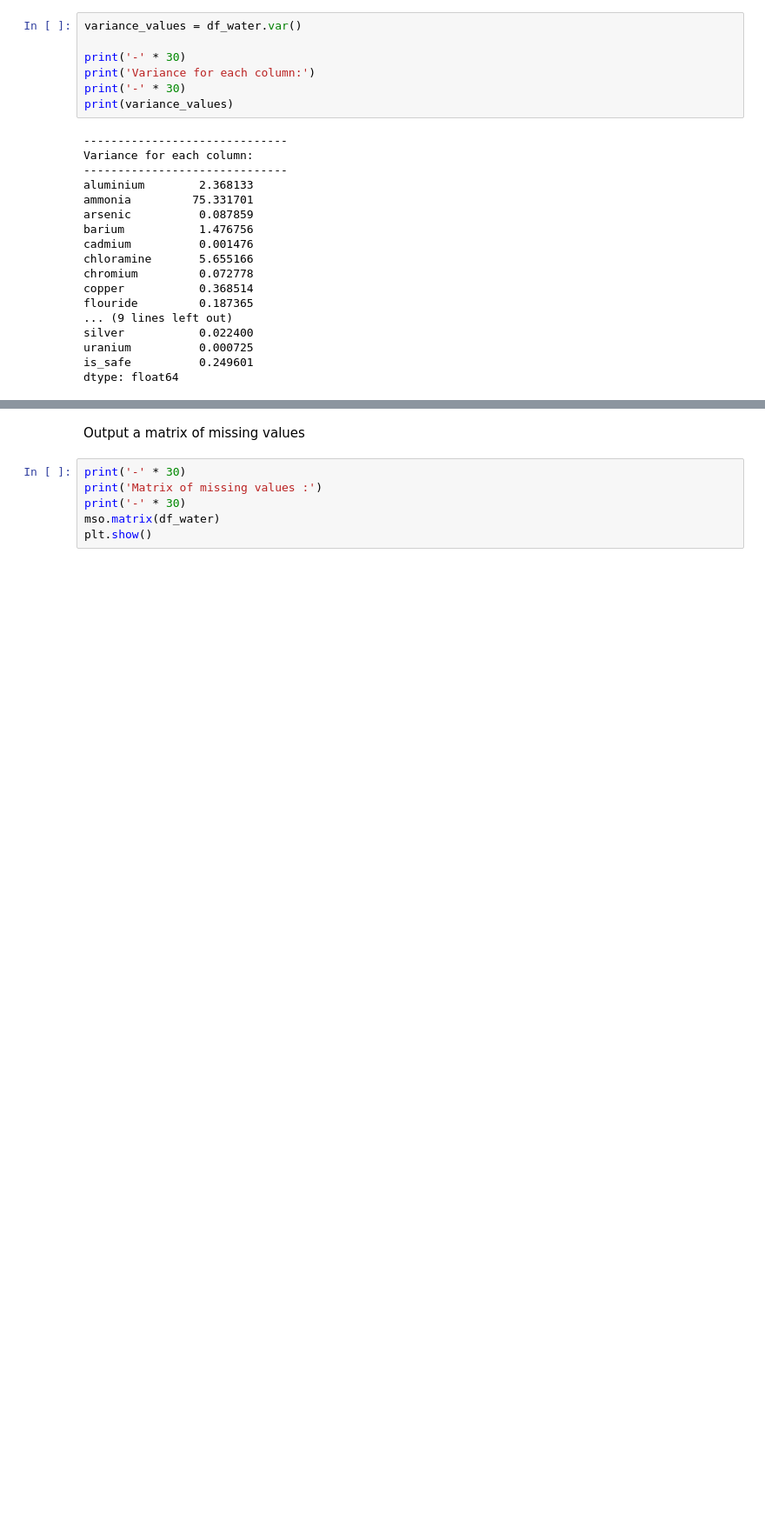
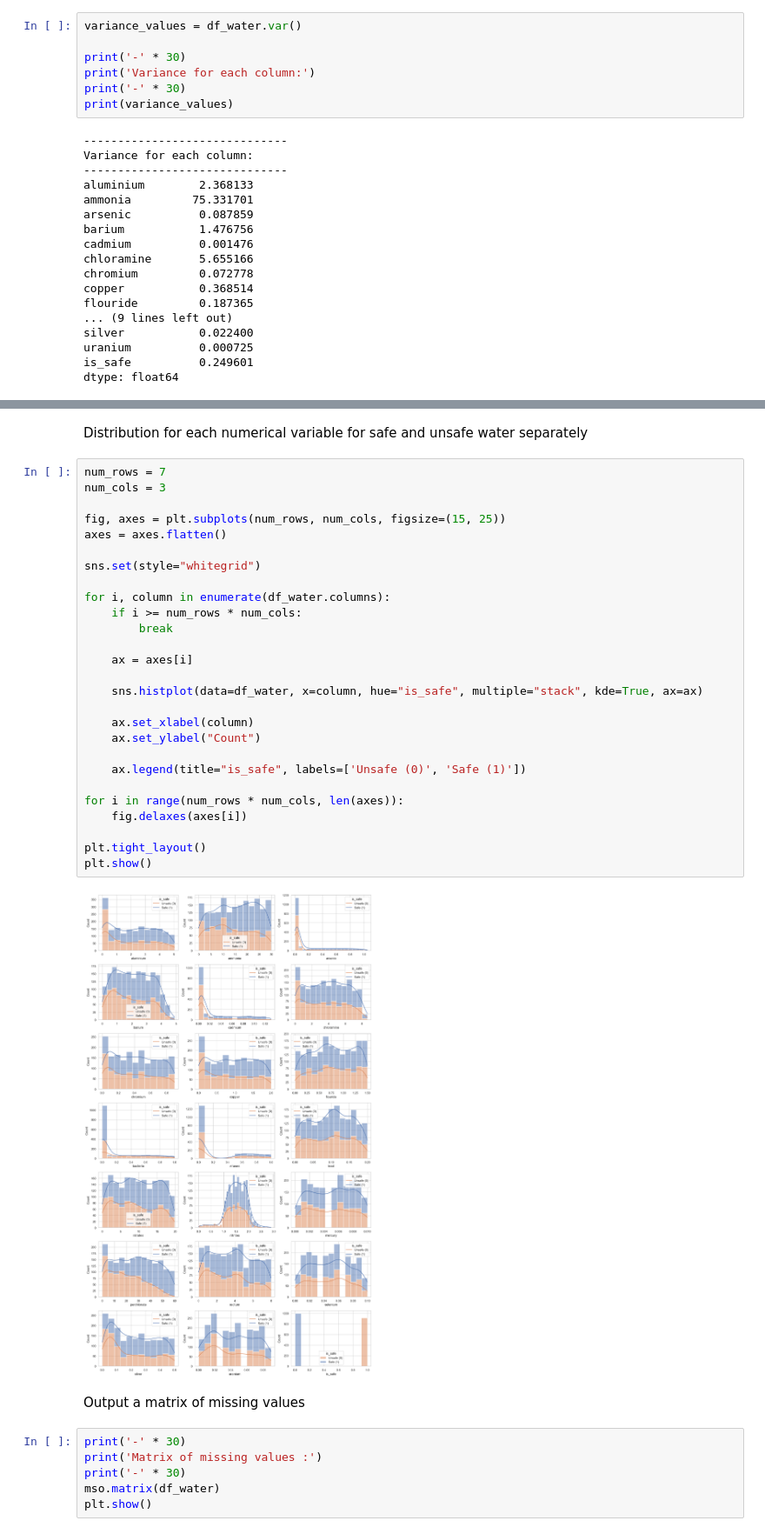
Before and after one commit to Zarathustra4/ML-Essence, a Jupyter notebook: kaggle_sets/data_analisys/water-analisys.ipynb, the cells around one changed output, grey strips where cells are left out. Shown at 87% size. Saved outputs shown, nothing was run; the diff lists cells and outputs as text; blank space fills up the shorter version.

Commit message:
Distribution for safe and unsafe water
Added distribution for each numerical variable for safe and unsafe water separately

```diff
--- a/kaggle_sets/data_analisys/water-analisys.ipynb
+++ b/kaggle_sets/data_analisys/water-analisys.ipynb
@@ -179,3 +179,34 @@ plt.show()
+# %% [markdown]
+Distribution for each numerical variable for safe and unsafe water separately
+# %%
+num_rows = 7
+num_cols = 3
+
+fig, axes = plt.subplots(num_rows, num_cols, figsize=(15, 25))
+axes = axes.flatten()
+
+sns.set(style="whitegrid")
+
+for i, column in enumerate(df_water.columns):
+    if i >= num_rows * num_cols:
+        break
+
+    ax = axes[i]
+
+    sns.histplot(data=df_water, x=column, hue="is_safe", multiple="stack", kde=True, ax=ax)
+
+    ax.set_xlabel(column)
+    ax.set_ylabel("Count")
+
+    ax.legend(title="is_safe", labels=['Unsafe (0)', 'Safe (1)'])
+
+for i in range(num_rows * num_cols, len(axes)):
+    fig.delaxes(axes[i])
+
+plt.tight_layout()
+plt.show()
+# %% [output]
+[figure, added]
 # %% [markdown]
 Output a matrix of missing values
 # %%
```
Also changed, not shown: parts of 3 cells of this notebook.
